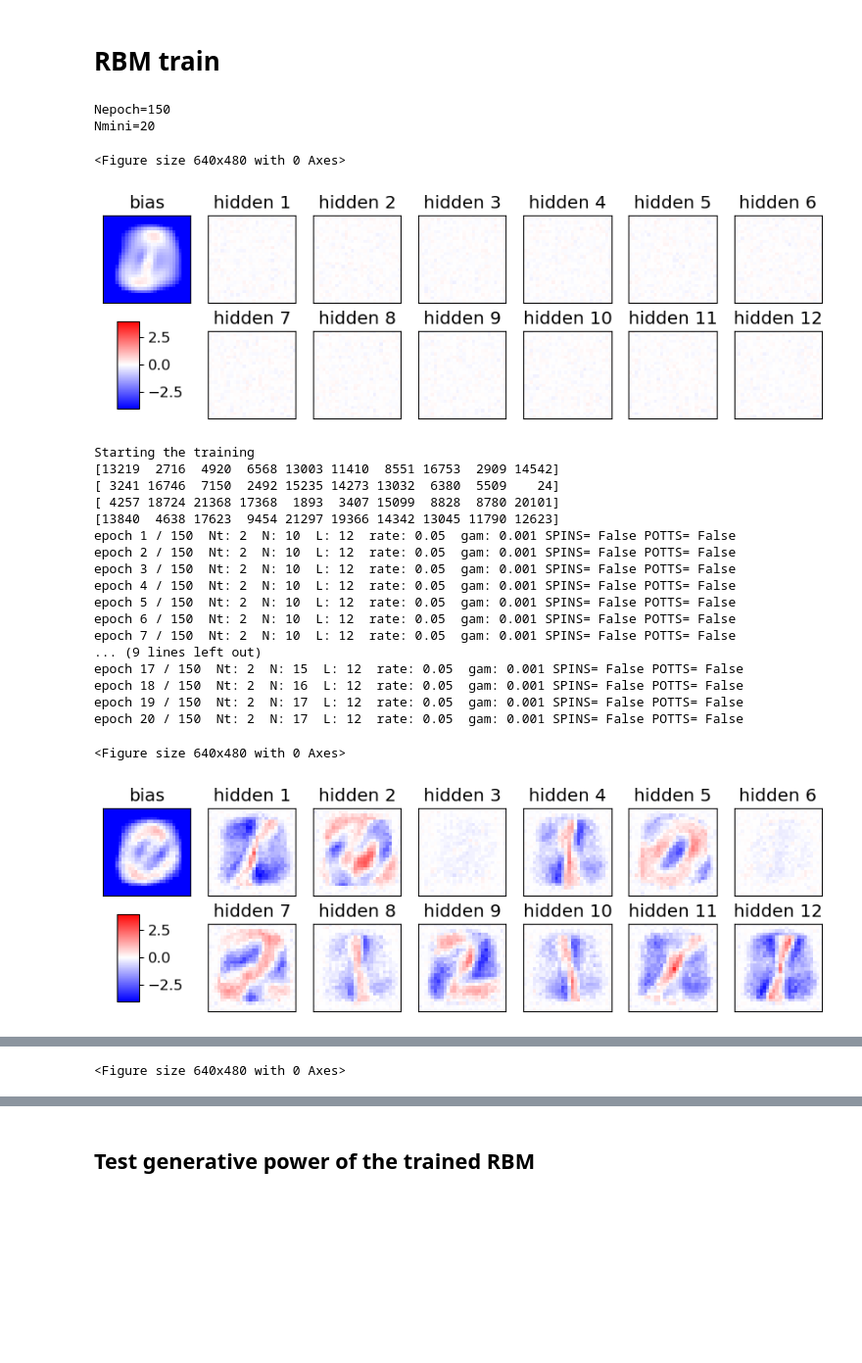
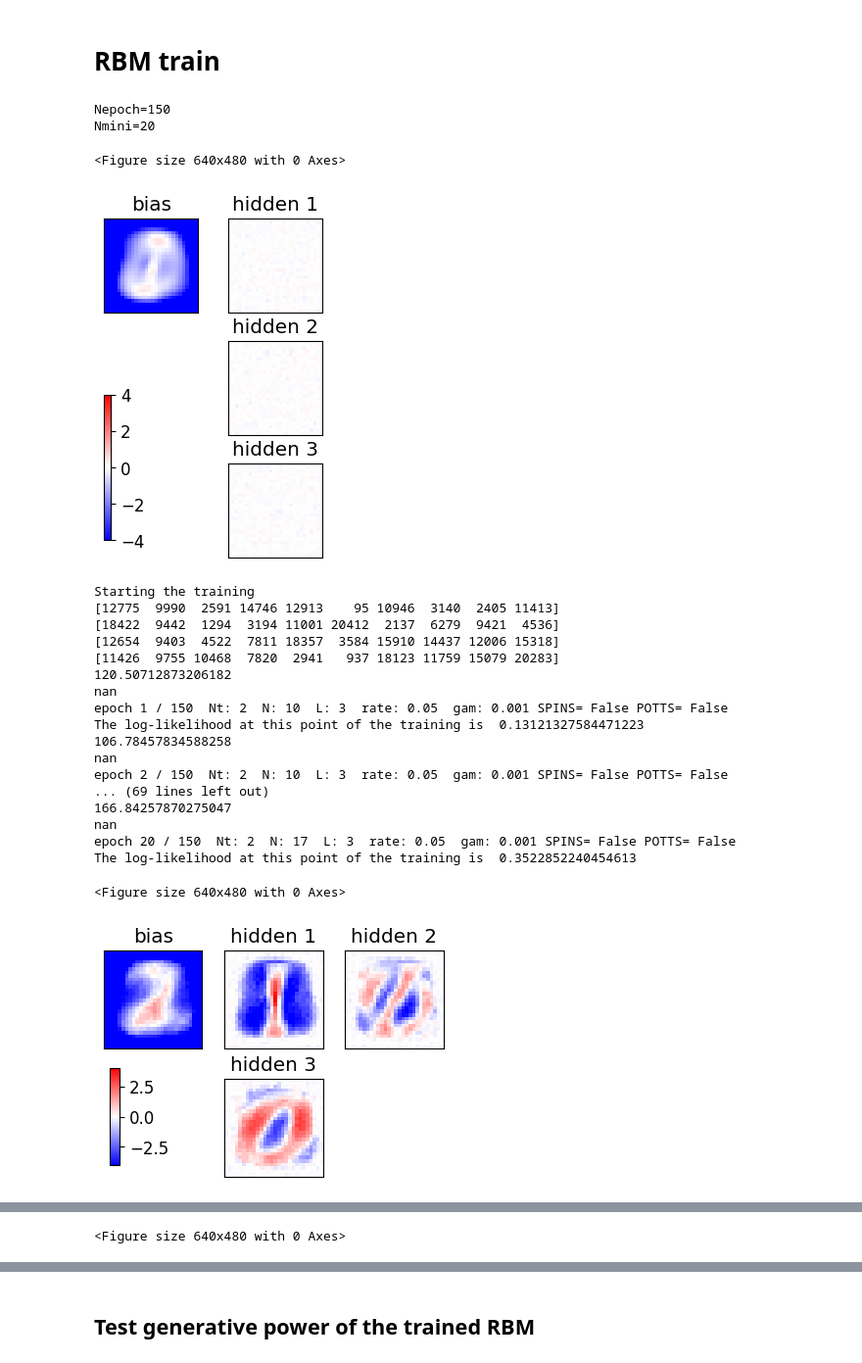
Before and after one commit to FrancescoLR02/LCP-Mod-B-Exercises, a Jupyter notebook: ex2_RBM/RBM_2025_MNIST.ipynb, the cells around one changed output, grey strips where cells are left out. Shown at 98% size. Saved outputs shown, nothing was run; the diff lists cells and outputs as text; code cells hidden in the pictures; blank space fills up the shorter version.

```diff
--- a/ex2_RBM/RBM_2025_MNIST.ipynb
+++ b/ex2_RBM/RBM_2025_MNIST.ipynb
@@ -29,7 +46,7 @@ from sklearn.datasets import fetch_openml
 # %% [markdown]
 ## Load data
 # %%
-X_original, Y_original = fetch_openml("mnist_784", version=1, return_X_y=True, as_frame=False)
+X_original, Y_original = sklearn.datasets.fetch_openml("mnist_784", version=1, return_X_y=True, as_frame=False,parser='liac-arff')
 print(X_original.shape)
 # %% [output]
 (70000, 784)
@@ -42,7 +59,7 @@ print(X_original.shape)
 # number of MNIST digits to keep (e.g., Ndigit=3 keeps 0,1,2)
 Ndigit=3
 # number of hidden units
-L = 12
+L = 3
 # use (+1,-1) if SPINS, otherwise use bits (1,0)
 SPINS=False
 # use one-hot encoding in hidden space if POTTS (use only if SPINS=False)
@@ -345,10 +362,12 @@ for epoch in range(1,1+Nepoch):
     #  l_rate interpolates between initial and final value
     l_rate = l_rate_ini + (l_rate_fin-l_rate_ini)*q
 
+    log_L = 0
+
     for mini in range(Nmini):
         # initializitation for averages in minibatch
         # visible variables "v" --> "x"
-        #  hidden variables "h" --> "z"
+        # hidden variables "h" --> "z"
         x_data, x_model = np.zeros(D),np.zeros(D)
         z_data, z_model = np.zeros(L),np.zeros(L)
         xz_data,xz_model= np.zeros((D,L)),np.zeros((D,L))
@@ -362,7 +381,12 @@ for epoch in range(1,1+Nepoch):
             ###################################
             x0 = data[selected[k]]
             # positive CD phase: generating z from x[k]
-            z = CD_step(x0,w,b,POTTS=POTTS)
+            if 1:
+                z, p, act = CD_step(x0,w,b,1,POTTS=POTTS)
+                log_L += np.sum(np.log(p))
+            else:
+                z = CD_step(x0,w,b,0,POTTS=POTTS)
+
             x_data  += x0
             z_data  += z
             xz_data += np.outer(x0,z)
@@ -370,7 +394,7 @@ for epoch in range(1,1+Nepoch):
             zf=np.copy(z)
             # Contrastive divergence with Nt steps
             for t in range(Nt):
-                # negative CD pzase: generating fantasy xf from fantasy zf
+                # negative CD phase: generating fantasy xf from fantasy zf
                 xf = CD_step(zf,w.T,a)
                 # positive CD phase: generating fantasy zf from fantasy xf
                 zf = CD_step(xf,w,b,POTTS=POTTS)
@@ -400,50 +424,74 @@ for epoch in range(1,1+Nepoch):
             b += l_rate*gb/sqrt(epsilon+gb2)
         else:
             # defaulting to the vanilla stochastic gradient ascent (SGD)
             w += l_rate*gw
             a += l_rate*ga
             b += l_rate*gb
         # regularization (LASSO)
         if gamma>0.:
             w -= (gamma*l_rate)*sign(w)
             a -= (gamma*l_rate)*sign(a)
             b -= (gamma*l_rate)*sign(b)
 
     wE[epoch],gwE[epoch],gwE_d[epoch],gwE_m[epoch]=np.copy(w),np.copy(gw),np.copy(gw_d),np.copy(gw_m)
     aE[epoch],gaE[epoch],gaE_d[epoch],gaE_m[epoch]=np.copy(a),np.copy(ga),np.copy(ga_d),np.copy(ga_m)
     bE[epoch],gbE[epoch],gbE_d[epoch],gbE_m[epoch]=np.copy(b),np.copy(gb),np.copy(gb_d),np.copy(gb_m)
     miniE[epoch]=N
+####################################################################################
+    all_z = np.array([(x,y,z) for x in [0,1] for y in [0,1] for z in [0,1]])
+    Z_a = []
+    E_a = []
+    for z in all_z:
+        G = np.prod([np.exp(z[i]*b[i]) for i in range(len(b))])
+        H = a + np.dot(w,z)
+        q = np.mean(np.ones(len(H))+np.exp(H))
+
+        Z_tilde = G*np.prod((np.ones(len(H))+np.exp(H))/q)
+        Z_a.append(Z_tilde)
+        for k in range(5):
+            E_data = np.exp(-np.dot(H, data[selected[k]]))
+            E_a.append(G*E_data)
+
+    Z = q**D*np.sum(Z_a)
+    log_Z = np.log(Z)
+
+    print(log_Z)
+    l_data = np.log(np.sum(E_a))
+
+    log_L = np.mean(l_data - log_Z)
+##################################################################################
     if POTTS: pzE[epoch] = pz/np.sum(pz)
     print("epoch",epoch,"/",Nepoch," Nt:",Nt," N:",N," L:",L,
           " rate:",l_rate," gam:",gamma,"SPINS=",SPINS,"POTTS=",POTTS)
+    print("The log-likelihood at this point of the training is ", log_L/D)
 
     if Nepoch<=100 or epoch%20==0 or epoch==Nepoch:
         plot_weights_bias(wE, aE, epoch, L, cols=Ncols, save=False)
 
     str_time_completion = datetime.datetime.now().strftime("_%Y%m%d_%H%M")
 
 print("END of learning phase")
 # %% [output]
 Nepoch=150
 Nmini=20
 <Figure size 640x480 with 0 Axes>
-[figure, old version]
+[figure, new version]
 Starting the training
-[13219  2716  4920  6568 13003 11410  8551 16753  2909 14542]
-[ 3241 16746  7150  2492 15235 14273 13032  6380  5509    24]
-[ 4257 18724 21368 17368  1893  3407 15099  8828  8780 20101]
-[13840  4638 17623  9454 21297 19366 14342 13045 11790 12623]
-epoch 1 / 150  Nt: 2  N: 10  L: 12  rate: 0.05  gam: 0.001 SPINS= False POTTS= False
-epoch 2 / 150  Nt: 2  N: 10  L: 12  rate: 0.05  gam: 0.001 SPINS= False POTTS= False
-epoch 3 / 150  Nt: 2  N: 10  L: 12  rate: 0.05  gam: 0.001 SPINS= False POTTS= False
-epoch 4 / 150  Nt: 2  N: 10  L: 12  rate: 0.05  gam: 0.001 SPINS= False POTTS= False
-epoch 5 / 150  Nt: 2  N: 10  L: 12  rate: 0.05  gam: 0.001 SPINS= False POTTS= False
-epoch 6 / 150  Nt: 2  N: 10  L: 12  rate: 0.05  gam: 0.001 SPINS= False POTTS= False
-epoch 7 / 150  Nt: 2  N: 10  L: 12  rate: 0.05  gam: 0.001 SPINS= False POTTS= False
-... (9 lines left out)
-epoch 17 / 150  Nt: 2  N: 15  L: 12  rate: 0.05  gam: 0.001 SPINS= False POTTS= False
-epoch 18 / 150  Nt: 2  N: 16  L: 12  rate: 0.05  gam: 0.001 SPINS= False POTTS= False
-epoch 19 / 150  Nt: 2  N: 17  L: 12  rate: 0.05  gam: 0.001 SPINS= False POTTS= False
-epoch 20 / 150  Nt: 2  N: 17  L: 12  rate: 0.05  gam: 0.001 SPINS= False POTTS= False
+[12775  9990  2591 14746 12913    95 10946  3140  2405 11413]
+[18422  9442  1294  3194 11001 20412  2137  6279  9421  4536]
+[12654  9403  4522  7811 18357  3584 15910 14437 12006 15318]
+[11426  9755 10468  7820  2941   937 18123 11759 15079 20283]
+120.50712873206182
+nan
+epoch 1 / 150  Nt: 2  N: 10  L: 3  rate: 0.05  gam: 0.001 SPINS= False POTTS= False
+The log-likelihood at this point of the training is  0.13121327584471223
+106.78457834588258
+nan
+epoch 2 / 150  Nt: 2  N: 10  L: 3  rate: 0.05  gam: 0.001 SPINS= False POTTS= False
+... (69 lines left out)
+166.84257870275047
+nan
+epoch 20 / 150  Nt: 2  N: 17  L: 3  rate: 0.05  gam: 0.001 SPINS= False POTTS= False
+The log-likelihood at this point of the training is  0.3522852240454613
 <Figure size 640x480 with 0 Axes>
-[figure, old version]
+[figure, new version]
```
Also changed, not shown: parts of 9 cells of this notebook, 11 other files.
